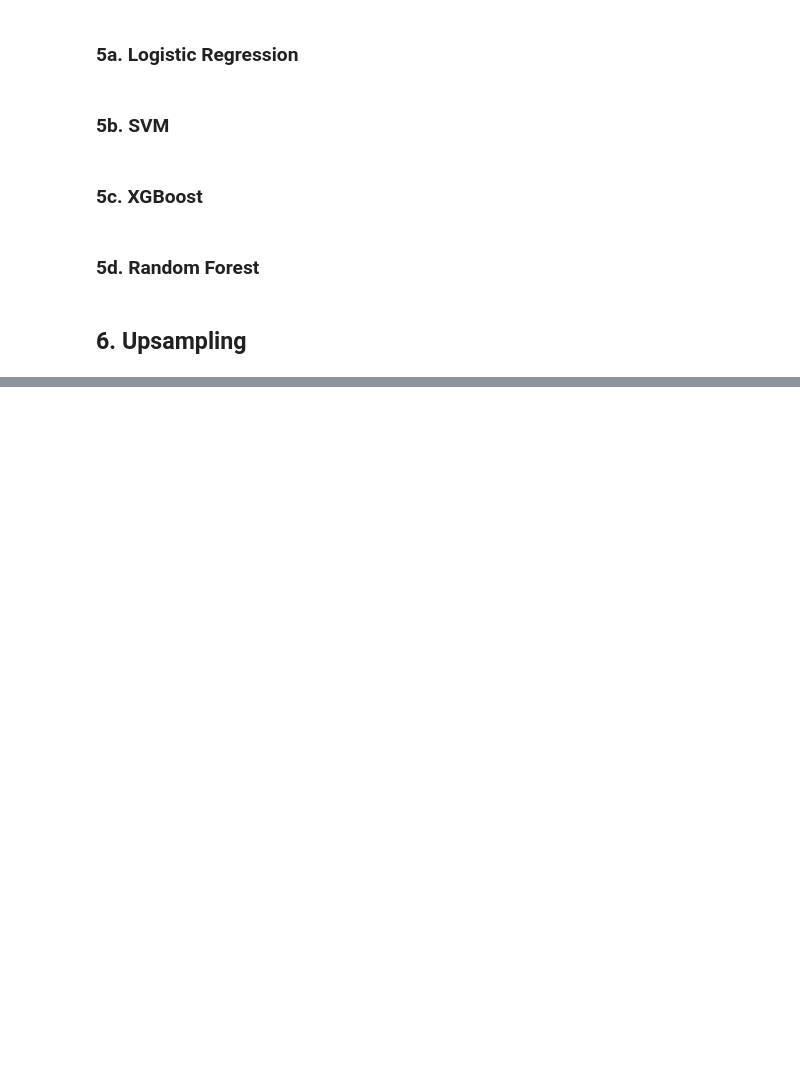
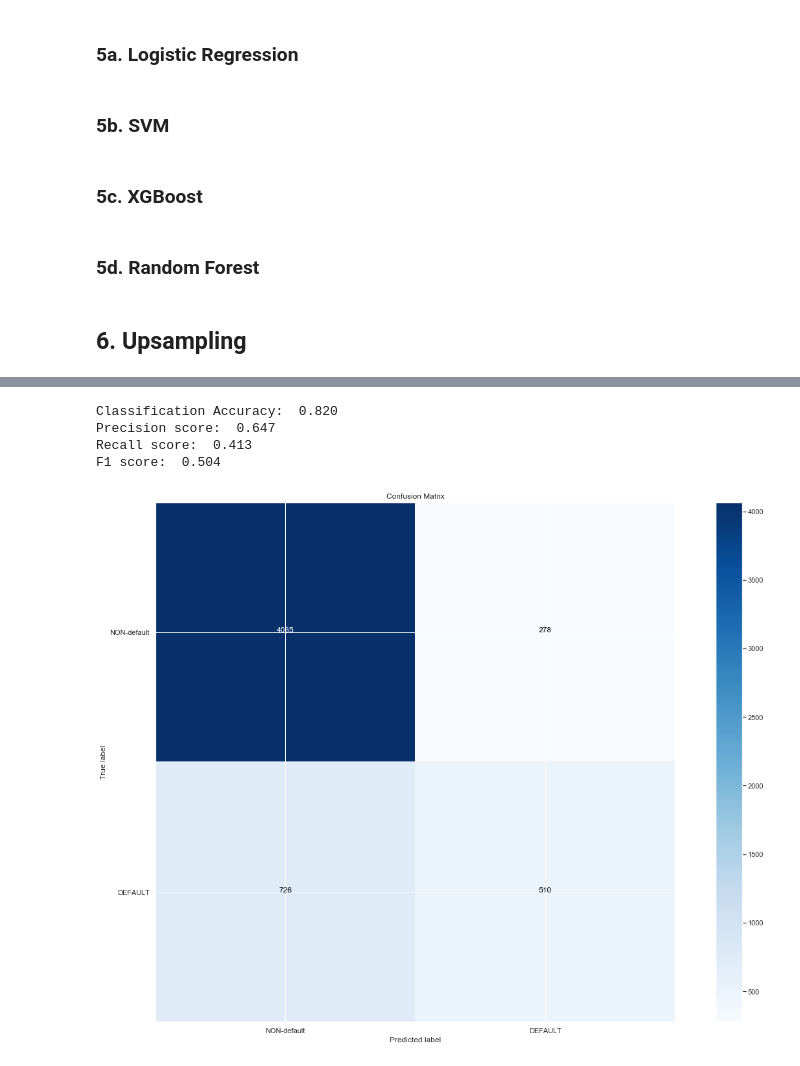
Before and after one commit to jmcneilkeller/Taiwanese_Credit_Card_Defaul, a Jupyter notebook: Taiwan_Repaired.ipynb, the cells around one changed output, grey strips where cells are left out. Cells and saved outputs as stored; diff of their text form; code cells hidden in the pictures; blank space fills up the shorter version.

```diff
--- a/Taiwan_Repaired.ipynb
+++ b/Taiwan_Repaired.ipynb
@@ -998,0 +1018,8 @@ df2.head(100)
+# %%
+xgbClass(X_dummy_train_sm,y_dummy_train_sm,X_dummy_test_scaled,y_dummy_test)
+# %% [output]
+Classification Accuracy:  0.820
+Precision score:  0.647
+Recall score:  0.413
+F1 score:  0.504
+[figure, added]
```
Also changed, not shown: parts of 10 cells of this notebook.
